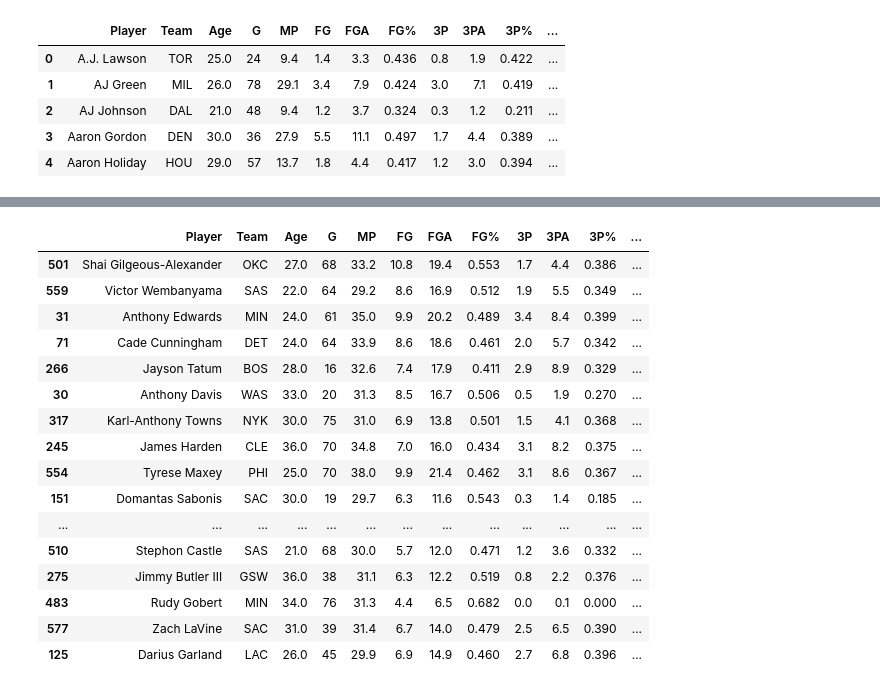
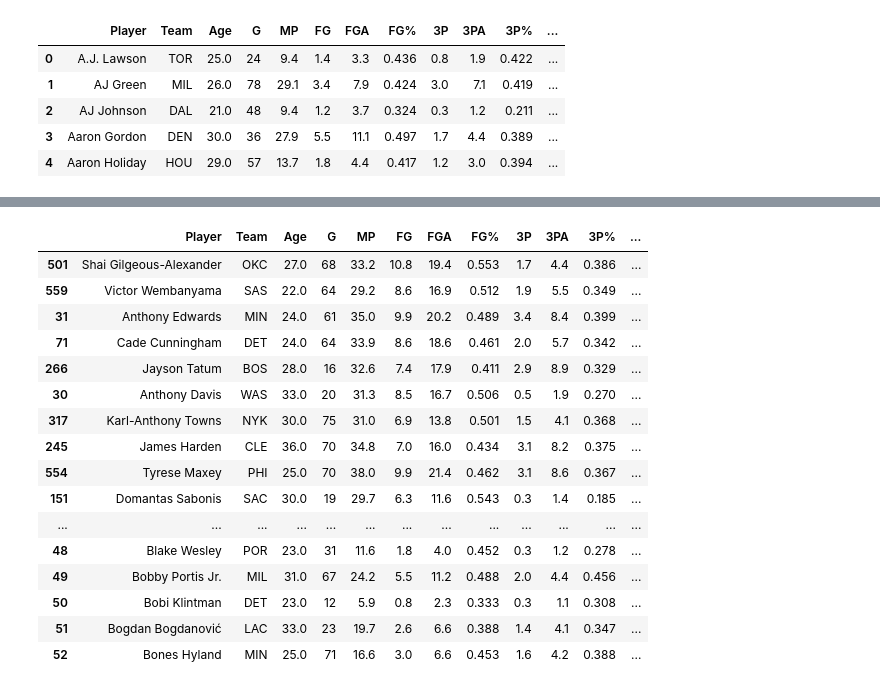
Before and after one commit to georgeboorman/nba-fantasy-trade-analyser, a Jupyter notebook: notebook.ipynb, the cells around one changed output, grey strips where cells are left out. Saved outputs shown, nothing was run; the diff lists cells and outputs as text; code cells hidden in the pictures.

```diff
--- a/notebook.ipynb
+++ b/notebook.ipynb
@@ -4,7 +4,7 @@ import plotly.express as px
 import plotly.graph_objects as go
 from plotly.subplots import make_subplots
 pd.set_option('display.max_columns', 50)
-pd.set_option('display.max_rows', 100)
+pd.set_option('display.max_rows', 200)
 # %%
 df = pd.read_csv('nba_player_averages_2026.csv')
 df.head()
@@ -85,21 +87,21 @@ df.head(50)
 # %%
 df.sort_values(by='ADP', inplace=True)
-df.head(50)
+df.head(150)
 # %% [output]
 |  | Player | Team | Age | G | MP | FG | FGA | FG% | 3P | 3PA | 3P% | ... |
 | 501 | Shai Gilgeous-Alexander | OKC | 27.0 | 68 | 33.2 | 10.8 | 19.4 | 0.553 | 1.7 | 4.4 | 0.386 | ... |
 | 559 | Victor Wembanyama | SAS | 22.0 | 64 | 29.2 | 8.6 | 16.9 | 0.512 | 1.9 | 5.5 | 0.349 | ... |
 | 31 | Anthony Edwards | MIN | 24.0 | 61 | 35.0 | 9.9 | 20.2 | 0.489 | 3.4 | 8.4 | 0.399 | ... |
 | 71 | Cade Cunningham | DET | 24.0 | 64 | 33.9 | 8.6 | 18.6 | 0.461 | 2.0 | 5.7 | 0.342 | ... |
 | 266 | Jayson Tatum | BOS | 28.0 | 16 | 32.6 | 7.4 | 17.9 | 0.411 | 2.9 | 8.9 | 0.329 | ... |
 | 30 | Anthony Davis | WAS | 33.0 | 20 | 31.3 | 8.5 | 16.7 | 0.506 | 0.5 | 1.9 | 0.270 | ... |
 | 317 | Karl-Anthony Towns | NYK | 30.0 | 75 | 31.0 | 6.9 | 13.8 | 0.501 | 1.5 | 4.1 | 0.368 | ... |
 | 245 | James Harden | CLE | 36.0 | 70 | 34.8 | 7.0 | 16.0 | 0.434 | 3.1 | 8.2 | 0.375 | ... |
 | 554 | Tyrese Maxey | PHI | 25.0 | 70 | 38.0 | 9.9 | 21.4 | 0.462 | 3.1 | 8.6 | 0.367 | ... |
 | 151 | Domantas Sabonis | SAC | 30.0 | 19 | 29.7 | 6.3 | 11.6 | 0.543 | 0.3 | 1.4 | 0.185 | ... |
 | ... | ... | ... | ... | ... | ... | ... | ... | ... | ... | ... | ... | ... |
-| 510 | Stephon Castle | SAS | 21.0 | 68 | 30.0 | 5.7 | 12.0 | 0.471 | 1.2 | 3.6 | 0.332 | ... |
-| 275 | Jimmy Butler III | GSW | 36.0 | 38 | 31.1 | 6.3 | 12.2 | 0.519 | 0.8 | 2.2 | 0.376 | ... |
-| 483 | Rudy Gobert | MIN | 34.0 | 76 | 31.3 | 4.4 | 6.5 | 0.682 | 0.0 | 0.1 | 0.000 | ... |
-| 577 | Zach LaVine | SAC | 31.0 | 39 | 31.4 | 6.7 | 14.0 | 0.479 | 2.5 | 6.5 | 0.390 | ... |
-| 125 | Darius Garland | LAC | 26.0 | 45 | 29.9 | 6.9 | 14.9 | 0.460 | 2.7 | 6.8 | 0.396 | ... |
+| 48 | Blake Wesley | POR | 23.0 | 31 | 11.6 | 1.8 | 4.0 | 0.452 | 0.3 | 1.2 | 0.278 | ... |
+| 49 | Bobby Portis Jr. | MIL | 31.0 | 67 | 24.2 | 5.5 | 11.2 | 0.488 | 2.0 | 4.4 | 0.456 | ... |
+| 50 | Bobi Klintman | DET | 23.0 | 12 | 5.9 | 0.8 | 2.3 | 0.333 | 0.3 | 1.1 | 0.308 | ... |
+| 51 | Bogdan Bogdanović | LAC | 33.0 | 23 | 19.7 | 2.6 | 6.6 | 0.388 | 1.4 | 4.1 | 0.347 | ... |
+| 52 | Bones Hyland | MIN | 25.0 | 71 | 16.6 | 3.0 | 6.6 | 0.453 | 1.6 | 4.2 | 0.388 | ... |
```
Also changed, not shown: parts of 3 cells of this notebook, 1 other file.
